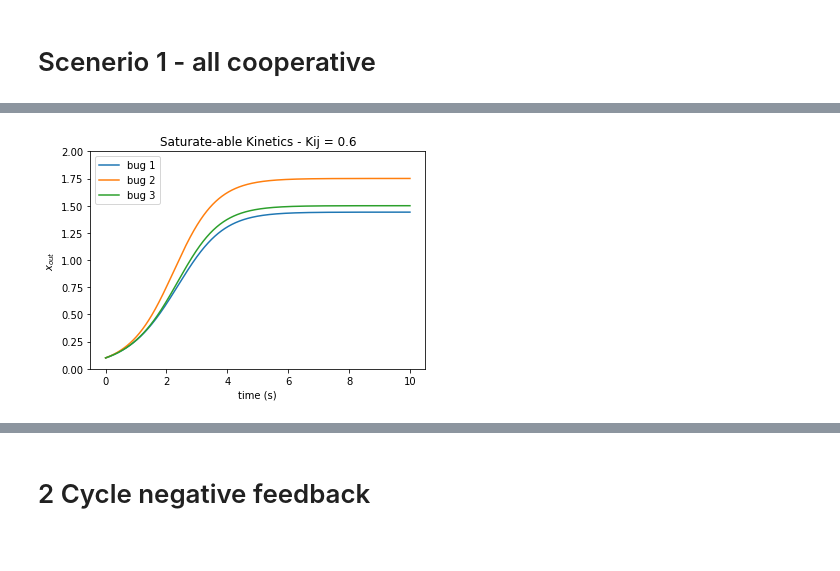
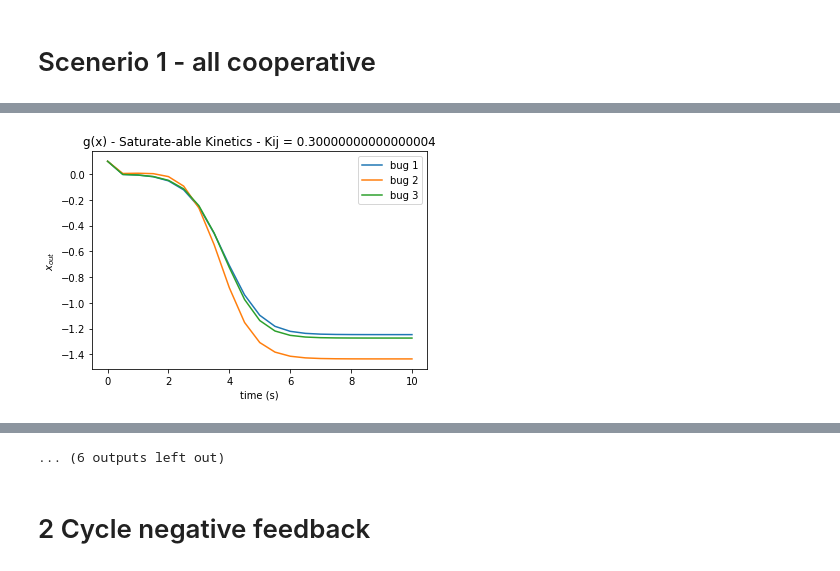
Before and after one commit to jendawkins/prod_of_experts, a Jupyter notebook: 3D data generation.ipynb, the cells around one changed output, grey strips where cells are left out. Saved outputs shown, nothing was run; the diff lists cells and outputs as text; code cells hidden in the pictures.

```diff
--- a/3D data generation.ipynb
+++ b/3D data generation.ipynb
@@ -7,7 +7,7 @@
 impath = '/Users/jendawk/Dropbox (MIT)/Apps/Overleaf/Data Generation/'
 # %%
 tm = 10
-resolution = 0.01
+resolution = .5
 # %%
 import numpy as np
 import matplotlib.pyplot as plt
@@ -24,13 +24,14 @@ def michaelis_menten2(x,a,b,ii):
         np.fill_diagonal(out2[:,:,k],np.array([a[i,i]*(x[:,i]**2) for i in range(a.shape[0])]))
     return np.sum(out2,1).T
 # %%
-def generate_data(a,b,r,resolution,ii,nsamps=1,time = 10,seed=4,xin = None):
+def generate_data(a,b,r,resolution,ii,nsamps=1,time = tm,seed=4,xin = None):
 
     nptspersample = int(time/resolution)
     a2 = 0
     b2 = np.sum(b,1)
     # a2, b2 = (myclip_a - my_mean) / my_std, (myclip_b - my_mean) / my_std
     xtot = []
+    gtot = []
     for nn in range(nsamps):
         np.random.seed(seed)
         if xin is None:
@@ -41,7 +42,6 @@ def generate_data(a,b,r,resolution,ii,nsamps=1,time = 10,seed=4,xin = None):
         for n in range(nptspersample):
             gxout = michaelis_menten2(xin,a,b,ii)
             gx_all.append(gxout)
-            gxin = gxout
 
             xout = xin + resolution*(xin*r + michaelis_menten2(xin,a,b,ii))
             zidxs = np.where(xout < 0)
@@ -51,8 +51,10 @@ def generate_data(a,b,r,resolution,ii,nsamps=1,time = 10,seed=4,xin = None):
 
 
         x_all = np.concatenate(x_all)
+        gx_all = np.concatenate(gx_all)
         xtot.append(x_all)
-    return xtot
+        gtot.append(gx_all)
+    return xtot[0], gtot[00]
 # %%
 num_bugs = 3
 nsamps = 2
@@ -86,7 +84,7 @@ r = np.array([1,1,1])
 b = np.ones(a.shape)
 num_bugs = a.shape[0]
 
-o = generate_data(a,b,r,resolution,0,xin = np.array([[.1,.1,.1]]))[0]
+o,g = generate_data(a,b,r,resolution,0,xin = np.array([[.1,.1,.1]]))
 for bb in range(num_bugs):
     plt.plot(tvec,o[:,bb],label = 'bug ' + str(bb+1))
     plt.legend()
@@ -95,6 +93,16 @@ for bb in range(num_bugs):
     plt.ylabel(r'$x_{out}$')
     plt.ylim([0,2])
     plt.xlim([0,10])
-# plt.show()
-plt.savefig(impath + 'lv_coop_time' + str(tm) + '_dt' + str(resolution).replace('.','-')+ '.png')
+plt.show()
+# plt.savefig(impath + 'lv_coop_time' + str(tm) + '_dt' + str(resolution).replace('.','-')+ '.png')
+
+for bb in range(num_bugs):
+    plt.plot(tvec,g[:,bb],label = 'bug ' + str(bb+1))
+    plt.legend()
+    plt.title('g(x) Lotka Volterra Kinetics')
+    plt.xlabel('time (s)')
+    plt.ylabel(r'$x_{out}$')
+    plt.ylim([0,2])
+    plt.xlim([0,10])
+plt.show()
 # %% [output]
@@ -105,7 +114,7 @@ r = [1,1,1]
 for bval in np.arange(.1,1,.1):
     b = bval*np.ones(a.shape)
 
-    o = generate_data(a,b,r,resolution,1,xin = np.array([[.1,.1,.1]]))[0]
+    o,g = generate_data(a,b,r,resolution,1,xin = np.array([[.1,.1,.1]]))
     for bb in range(num_bugs):
         plt.plot(tvec,o[:,bb],label = 'bug ' + str(bb+1))
         plt.legend()
@@ -114,7 +123,18 @@ for bval in np.arange(.1,1,.1):
         plt.ylabel(r'$x_{out}$')
         plt.ylim([0,2])
 #     plt.show()
-    plt.savefig(impath + 'mm_coop_time' + str(tm) + '_dt' + str(resolution).replace('.','-') + '_bval' + str(np.round(bval,1)).replace('.','-')+ '.png')
+#     plt.savefig(impath + 'mm_coop_time' + str(tm) + '_dt' + str(resolution).replace('.','-') + '_bval' + str(np.round(bval,1)).replace('.','-')+ '.png')
 
     plt.show()
+
+    for bb in range(num_bugs):
+        plt.plot(tvec,g[:,bb],label = 'bug ' + str(bb+1))
+        plt.legend()
+        plt.title('g(x) - Saturate-able Kinetics - Kij = ' + str(bval))
+        plt.xlabel('time (s)')
+        plt.ylabel(r'$x_{out}$')
+#     plt.show()
+#     plt.savefig(impath + 'mm_coop_time' + str(tm) + '_dt' + str(resolution).replace('.','-') + '_bval' + str(np.round(bval,1)).replace('.','-')+ '.png')
+
+    plt.show()
 # %% [output]
@@ -126 +146 @@ for bval in np.arange(.1,1,.1):
-[figure, old version]
+[figure, new version]
@@ -130,3 +153,4 @@ for bval in np.arange(.1,1,.1):
+... (6 outputs left out)
 # %% [markdown]
 # 2 Cycle negative feedback
 # %%
```
Also changed, not shown: parts of 9 cells of this notebook, 49 other files.
